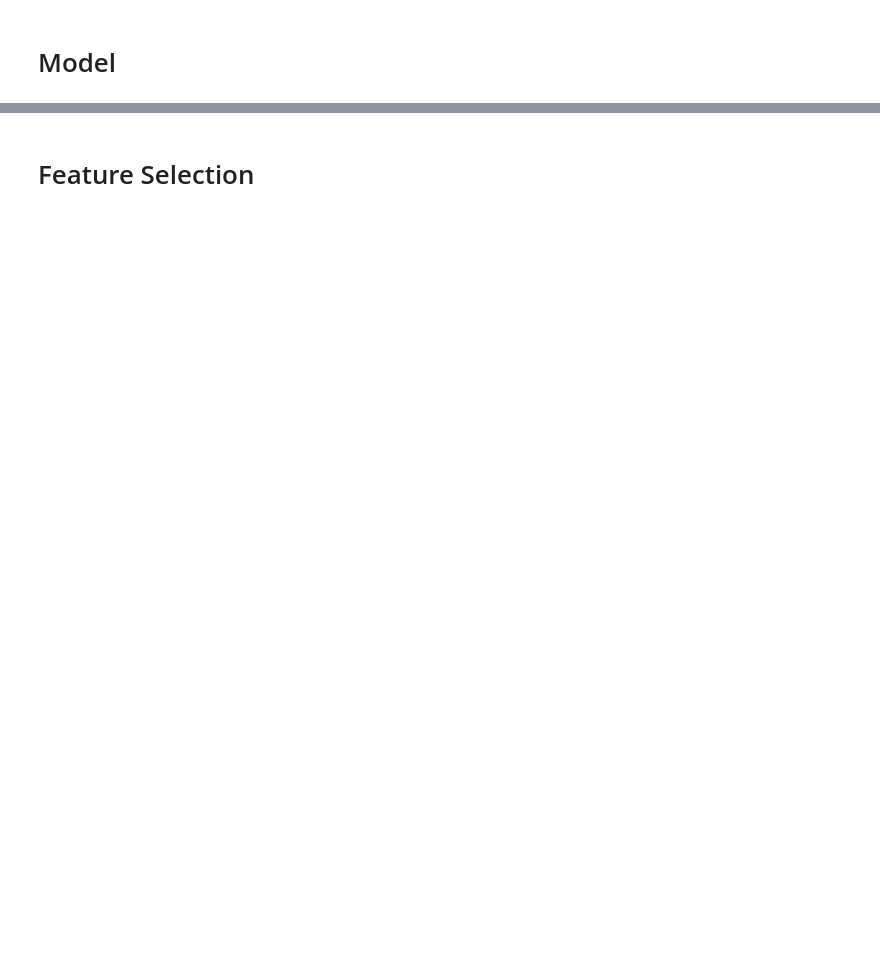
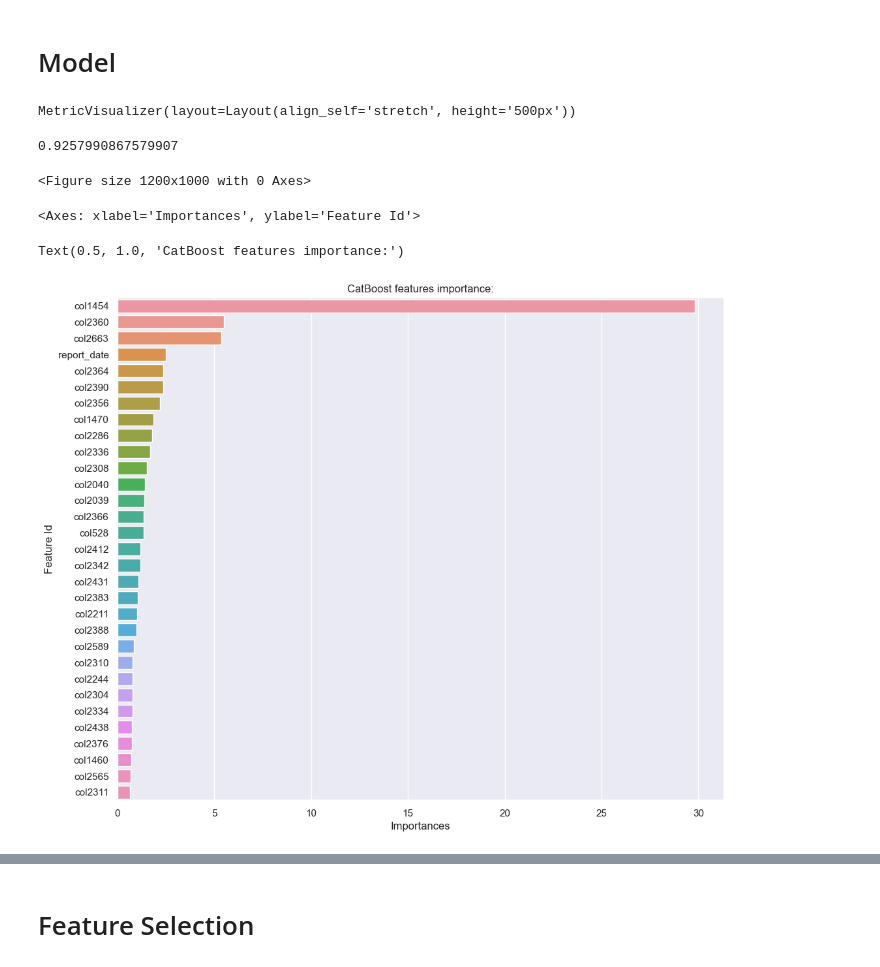
Before and after one commit to FVA13/samolet_parking_lot, a Jupyter notebook: notebooks/EDA.ipynb, the cells around one changed output, grey strips where cells are left out. Drawn from its saved outputs; the diff is of its cells as text; code cells hidden in the pictures; blank space fills up the shorter version.

```diff
--- a/notebooks/EDA.ipynb
+++ b/notebooks/EDA.ipynb
@@ -102,3 +111,3 @@ numerical_columns = data.select_dtypes(include=['float64', 'int64']).columns
 # %%
-X = data.drop(columns=['target'])
+X = data.drop(columns=['target', 'client_id', 'report_date'])
 Y = data['target']
@@ -107 +114,6 @@ np.where(~X.dtypes.isin(['float64', 'int64']))[0]
+# %%
+categorical_columns = X.select_dtypes(exclude=['float64', 'int64']).columns
+numerical_columns = X.select_dtypes(include=['float64', 'int64']).columns
+# %%
+X[numerical_columns] = X[numerical_columns].fillna(0)
 # %%
@@ -110,7 +120,7 @@ np.where(~X.dtypes.isin(['float64', 'int64']))[0]
 X[categorical_columns] = X[categorical_columns].astype(str)
 # %%
-X_train, X_test, y_train, y_test = train_test_split(X, Y, test_size=0.33, random_state=42, shuffle=True)
-X_test, X_valid, y_test, y_valid = train_test_split(X_test, y_test, test_size=0.33, random_state=42, shuffle=True)
+X_train, X_valid, y_train, y_valid = train_test_split(X, Y, test_size=0.33, random_state=42, shuffle=True)
+X_valid, X_test, y_valid, y_test = train_test_split(X_valid, y_valid, test_size=0.33, random_state=42, shuffle=True)
 # %% [markdown]
 # Model
 # %%
@@ -143,14 +171,23 @@ def catboost_model_classifier(x_train, x_test, y_train, y_test):
 # %%
 model = catboost_model_classifier(X_train, X_test, y_train, y_test)
+# %% [output]
+MetricVisualizer(layout=Layout(align_self='stretch', height='500px'))
 # %%
 y_pred = model.predict(X_valid)
 # %%
 roc_auc_score(y_valid, y_pred)
+# %% [output]
+0.9257990867579907
 # %%
 feat_importances = model.get_feature_importance(prettified=True)
 
 plt.figure(figsize=(12, 10))
-sns.barplot(x="Importance", y="Feature Name", data=feat_importances.loc[:30, :])
+sns.barplot(x="Importances", y="Feature Id", data=feat_importances.loc[:30, :])
 plt.title('CatBoost features importance:')
+# %% [output]
+<Figure size 1200x1000 with 0 Axes>
+<Axes: xlabel='Importances', ylabel='Feature Id'>
+Text(0.5, 1.0, 'CatBoost features importance:')
+[figure, added]
 # %%
 plot_roc_curve(model, X_valid, y_valid)
```
Also changed, not shown: parts of 22 cells of this notebook, 7 other files.
